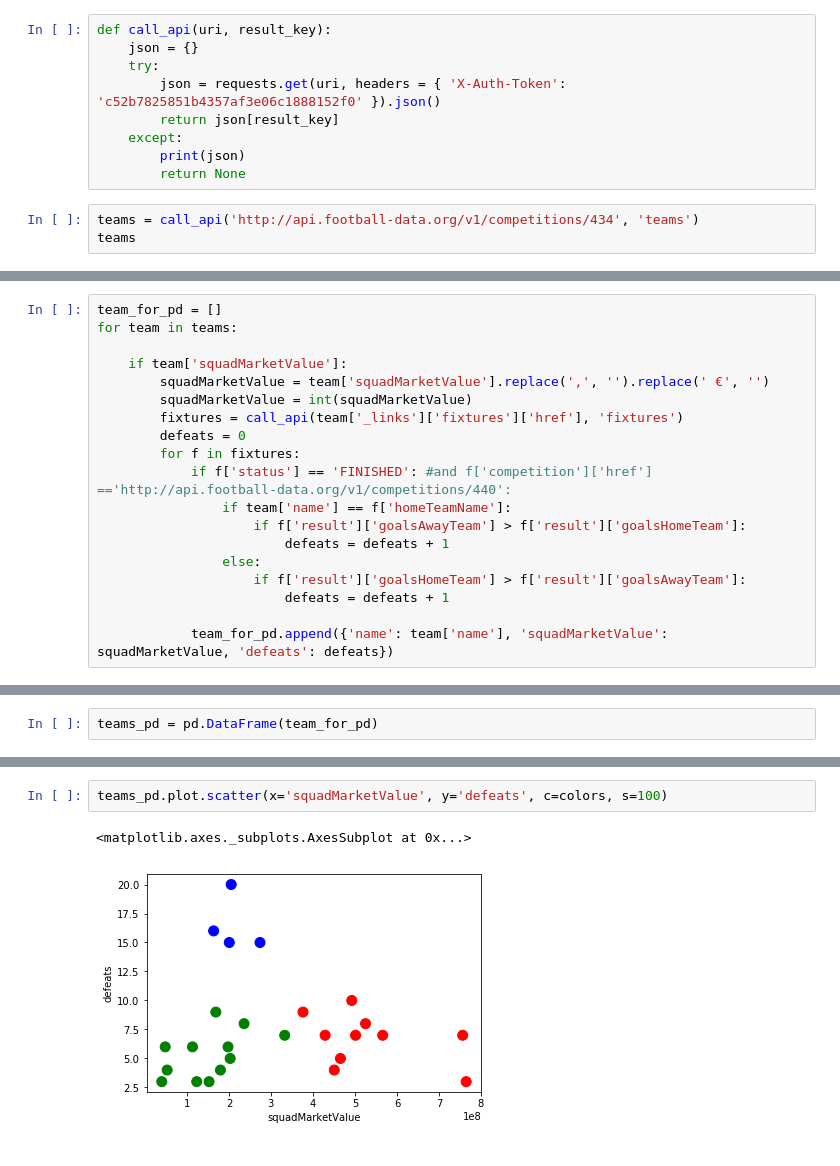
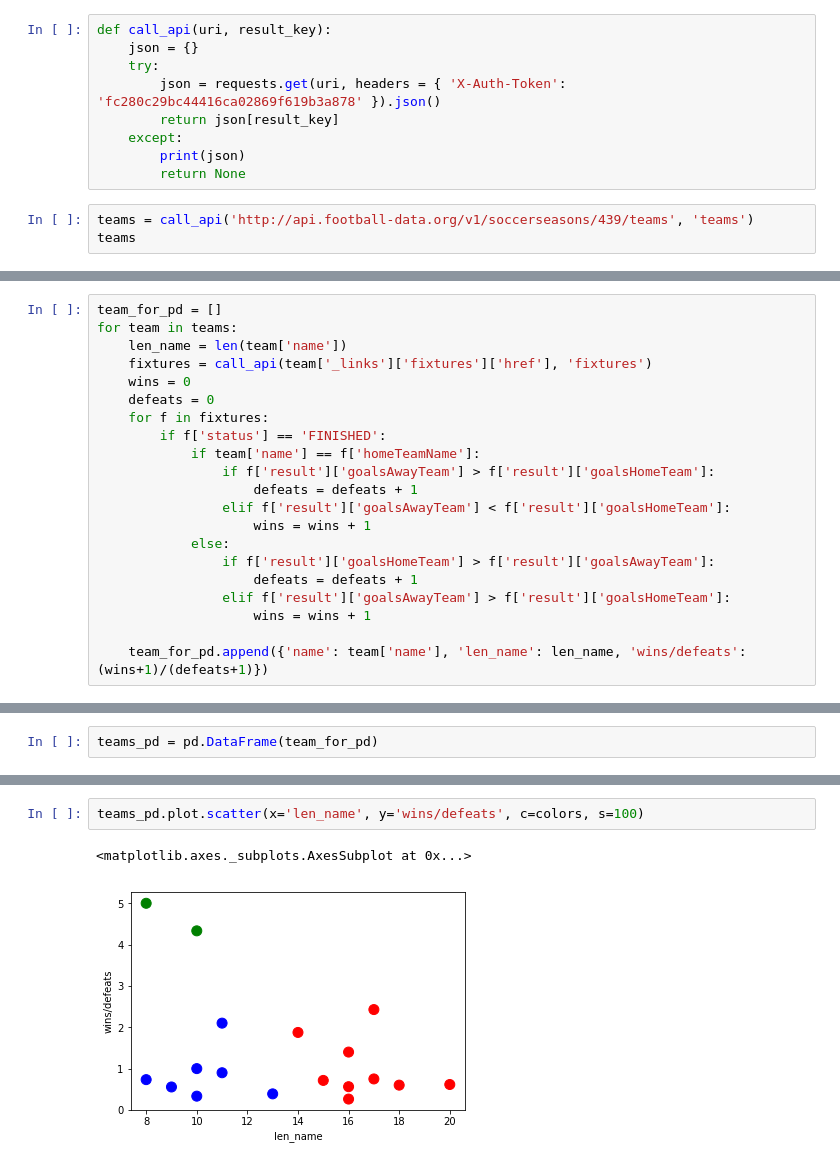
Before and after one commit to vlk83/py-3_task_4.3, a Jupyter notebook: football_clusters.ipynb, the cells around one changed output, grey strips where cells are left out. Saved outputs shown, nothing was run; the diff lists cells and outputs as text.

```diff
--- a/football_clusters.ipynb
+++ b/football_clusters.ipynb
@@ -16,12 +14,12 @@ from scipy.cluster.vq import whiten, kmeans2
 def call_api(uri, result_key):
     json = {}
     try:
-        json = requests.get(uri, headers = { 'X-Auth-Token': 'c52b7825851b4357af3e06c1888152f0' }).json()
+        json = requests.get(uri, headers = { 'X-Auth-Token': 'fc280c29bc44416ca02869f619b3a878' }).json()
         return json[result_key]
     except:
         print(json)
         return None
 # %%
-teams = call_api('http://api.football-data.org/v1/competitions/434', 'teams')
+teams = call_api('http://api.football-data.org/v1/soccerseasons/439/teams', 'teams')
 teams
 # %% [output]
@@ -29,19 +43,21 @@ teams
 # %%
 team_for_pd = []
 for team in teams:
+    len_name = len(team['name'])
+    fixtures = call_api(team['_links']['fixtures']['href'], 'fixtures')
+    wins = 0
+    defeats = 0
+    for f in fixtures:
+        if f['status'] == 'FINISHED':
+            if team['name'] == f['homeTeamName']:
+                if f['result']['goalsAwayTeam'] > f['result']['goalsHomeTeam']:
+                    defeats = defeats + 1
+                elif f['result']['goalsAwayTeam'] < f['result']['goalsHomeTeam']:
+                    wins = wins + 1
+            else:
+                if f['result']['goalsHomeTeam'] > f['result']['goalsAwayTeam']:
+                    defeats = defeats + 1
+                elif f['result']['goalsAwayTeam'] > f['result']['goalsHomeTeam']:
+                    wins = wins + 1
 
-    if team['squadMarketValue']:
-        squadMarketValue = team['squadMarketValue'].replace(',', '').replace(' €', '')
-        squadMarketValue = int(squadMarketValue)
-        fixtures = call_api(team['_links']['fixtures']['href'], 'fixtures')
-        defeats = 0
-        for f in fixtures:
-            if f['status'] == 'FINISHED': #and f['competition']['href'] =='http://api.football-data.org/v1/competitions/440':
-                if team['name'] == f['homeTeamName']:
-                    if f['result']['goalsAwayTeam'] > f['result']['goalsHomeTeam']:
-                        defeats = defeats + 1
-                else:
-                    if f['result']['goalsHomeTeam'] > f['result']['goalsAwayTeam']:
-                        defeats = defeats + 1
-
-            team_for_pd.append({'name': team['name'], 'squadMarketValue': squadMarketValue, 'defeats': defeats})
+    team_for_pd.append({'name': team['name'], 'len_name': len_name, 'wins/defeats': (wins+1)/(defeats+1)})
@@ -109,7 +80,7 @@ colors = [colors_map[c] for c in cluster_map]
 # %%
-teams_pd.plot.scatter(x='squadMarketValue', y='defeats', c=colors, s=100)
+teams_pd.plot.scatter(x='len_name', y='wins/defeats', c=colors, s=100)
 # %% [output]
 <matplotlib.axes._subplots.AxesSubplot at 0x...>
-[figure, old version]
+[figure, new version]
 # %%
 centroids, cluster_map = kmeans2(whitened, 5)
```
Also changed, not shown: parts of 12 cells of this notebook.
